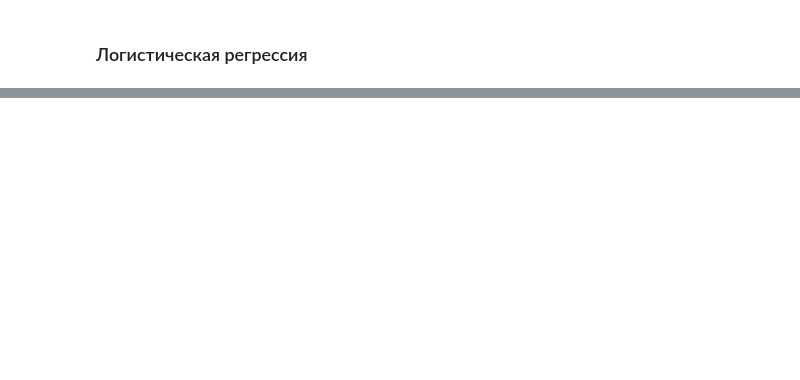
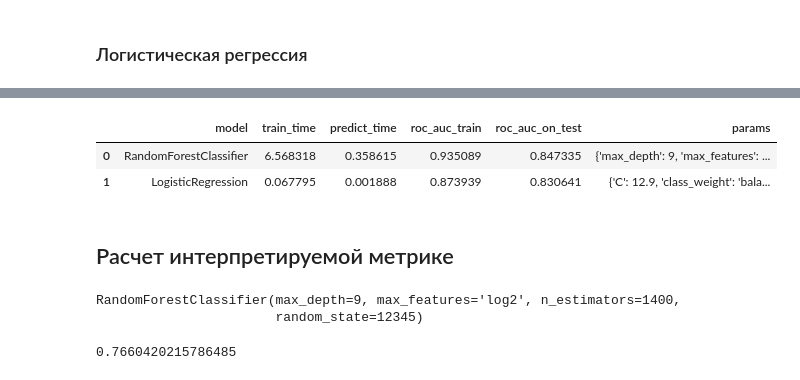
Before and after one commit to Chularev/study_cv, a Jupyter notebook: notebook.ipynb, the cells around one changed output, grey strips where cells are left out. Drawn from its saved outputs; the diff is of its cells as text; code cells hidden in the pictures; blank space fills up the shorter version.

```diff
--- a/notebook.ipynb
+++ b/notebook.ipynb
@@ -966 +943,9 @@ result
+# %%
+grid_report.sort_values('roc_auc_train', ascending=False)
+# %% [output]
+|  | model | train_time | predict_time | roc_auc_train | roc_auc_on_test | params |
+| 0 | RandomForestClassifier | 6.568318 | 0.358615 | 0.935089 | 0.847335 | {'max_depth': 9, 'max_features': ... |
+| 1 | LogisticRegression | 0.067795 | 0.001888 | 0.873939 | 0.830641 | {'C': 12.9, 'class_weight': 'bala... |
+# %% [markdown]
+## Расчет интерпретируемой метрике
 # %%
@@ -967,0 +953,5 @@ print(result.iloc[0]['params'])
+# %%
+model.fit(train_x, train_y)
+# %% [output]
+RandomForestClassifier(max_depth=9, max_features='log2', n_estimators=1400,
+                       random_state=12345)
@@ -967,0 +960,4 @@ print(result.iloc[0]['params'])
+# %%
+accuracy_score(test_y,predicts)
+# %% [output]
+0.7660420215786485
```
Also changed, not shown: parts of 24 cells of this notebook.
